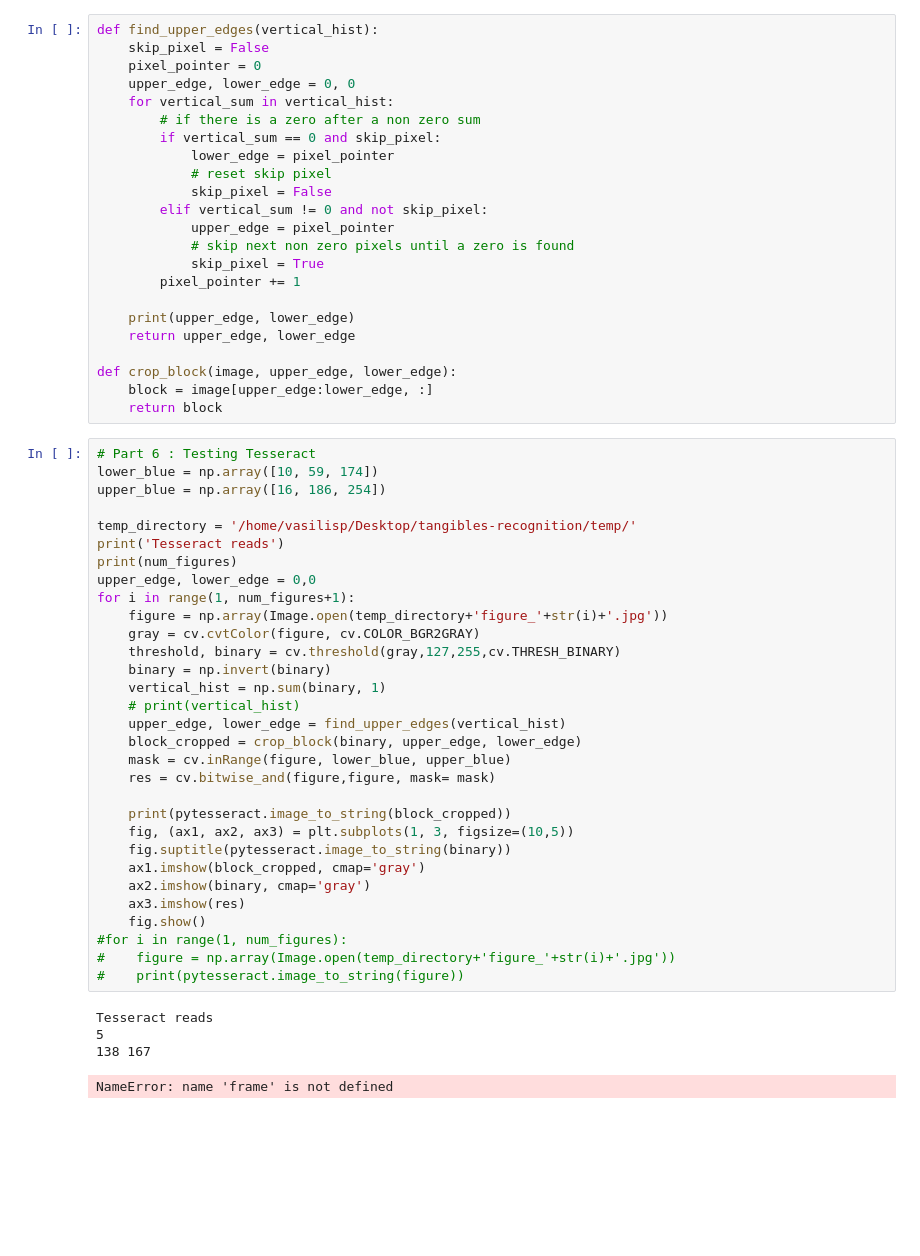
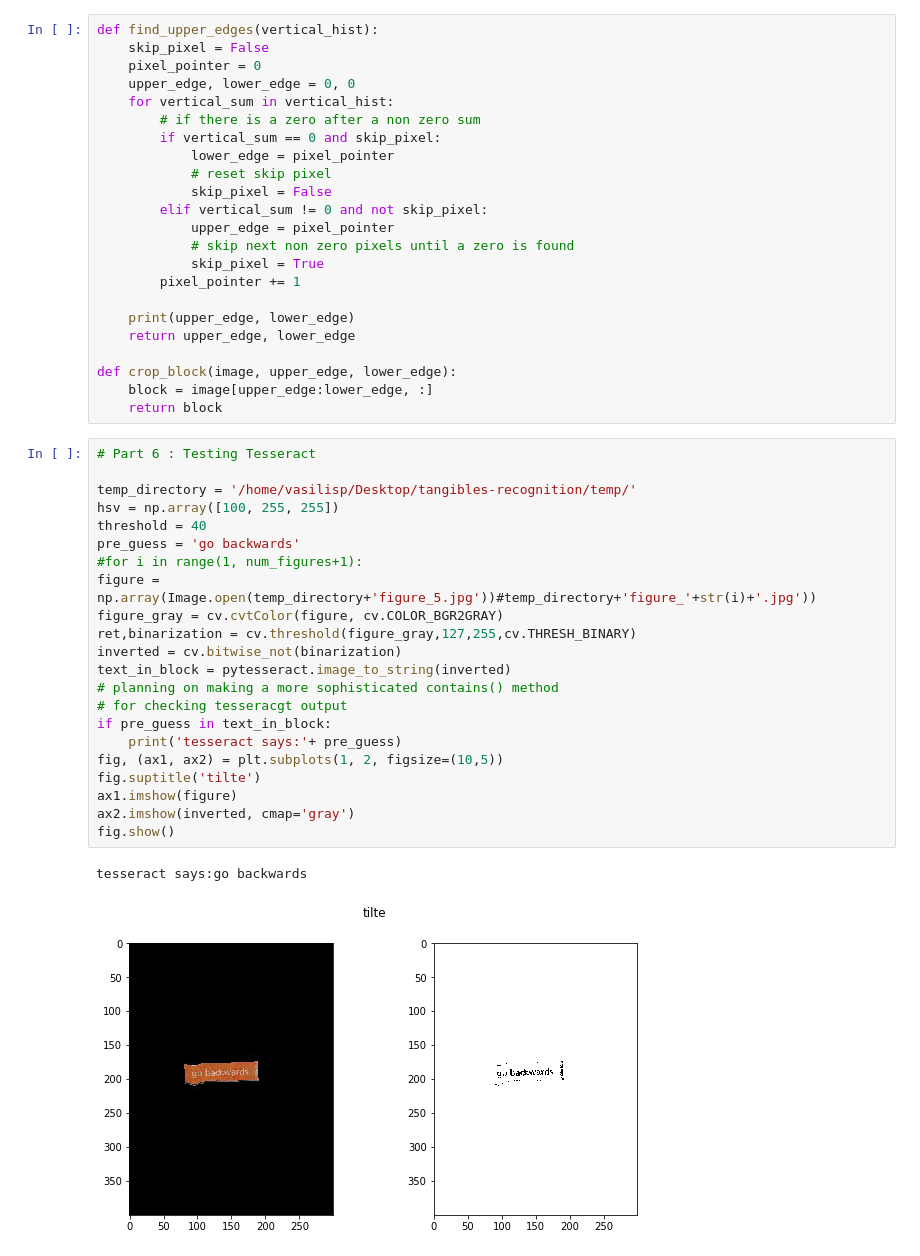
Before and after one commit to VasilisPoulos/tangibles-recognition, a Jupyter notebook: codeblock_segmentation.ipynb, the cells around one changed output. Drawn from its saved outputs; the diff is of its cells as text; blank space fills up the shorter version.

Commit message:
First Tesseract results

```diff
--- a/codeblock_segmentation.ipynb
+++ b/codeblock_segmentation.ipynb
@@ -160,37 +160,26 @@ def crop_block(image, upper_edge, lower_edge):
     return block
 # %%
 # Part 6 : Testing Tesseract
-lower_blue = np.array([10, 59, 174])
-upper_blue = np.array([16, 186, 254])
 
 temp_directory = '/home/vasilisp/Desktop/tangibles-recognition/temp/'
-print('Tesseract reads')
-print(num_figures)
-upper_edge, lower_edge = 0,0
-for i in range(1, num_figures+1):
-    figure = np.array(Image.open(temp_directory+'figure_'+str(i)+'.jpg'))
-    gray = cv.cvtColor(figure, cv.COLOR_BGR2GRAY)
-    threshold, binary = cv.threshold(gray,127,255,cv.THRESH_BINARY)
-    binary = np.invert(binary)
-    vertical_hist = np.sum(binary, 1)
-    # print(vertical_hist)
-    upper_edge, lower_edge = find_upper_edges(vertical_hist)
-    block_cropped = crop_block(binary, upper_edge, lower_edge)
-    mask = cv.inRange(figure, lower_blue, upper_blue)
-    res = cv.bitwise_and(figure,figure, mask= mask)
-
-    print(pytesseract.image_to_string(block_cropped))
-    fig, (ax1, ax2, ax3) = plt.subplots(1, 3, figsize=(10,5))
-    fig.suptitle(pytesseract.image_to_string(binary))
-    ax1.imshow(block_cropped, cmap='gray')
-    ax2.imshow(binary, cmap='gray')
-    ax3.imshow(res)
-    fig.show()
-#for i in range(1, num_figures):
-#    figure = np.array(Image.open(temp_directory+'figure_'+str(i)+'.jpg'))
-#    print(pytesseract.image_to_string(figure))
+hsv = np.array([100, 255, 255])
+threshold = 40
+pre_guess = 'go backwards'
+#for i in range(1, num_figures+1):
+figure = np.array(Image.open(temp_directory+'figure_5.jpg'))#temp_directory+'figure_'+str(i)+'.jpg'))
+figure_gray = cv.cvtColor(figure, cv.COLOR_BGR2GRAY)
+ret,binarization = cv.threshold(figure_gray,127,255,cv.THRESH_BINARY)
+inverted = cv.bitwise_not(binarization)
+text_in_block = pytesseract.image_to_string(inverted)
+# planning on making a more sophisticated contains() method
+# for checking tesseracgt output
+if pre_guess in text_in_block:
+    print('tesseract says:'+ pre_guess)
+fig, (ax1, ax2) = plt.subplots(1, 2, figsize=(10,5))
+fig.suptitle('tilte')
+ax1.imshow(figure)
+ax2.imshow(inverted, cmap='gray')
+fig.show()
 # %% [output]
-Tesseract reads
-5
-138 167
+tesseract says:go backwards
-NameError: name 'frame' is not defined
+[figure, added]
```
Also changed, not shown: parts of 1 cell of this notebook, 5 other files.
